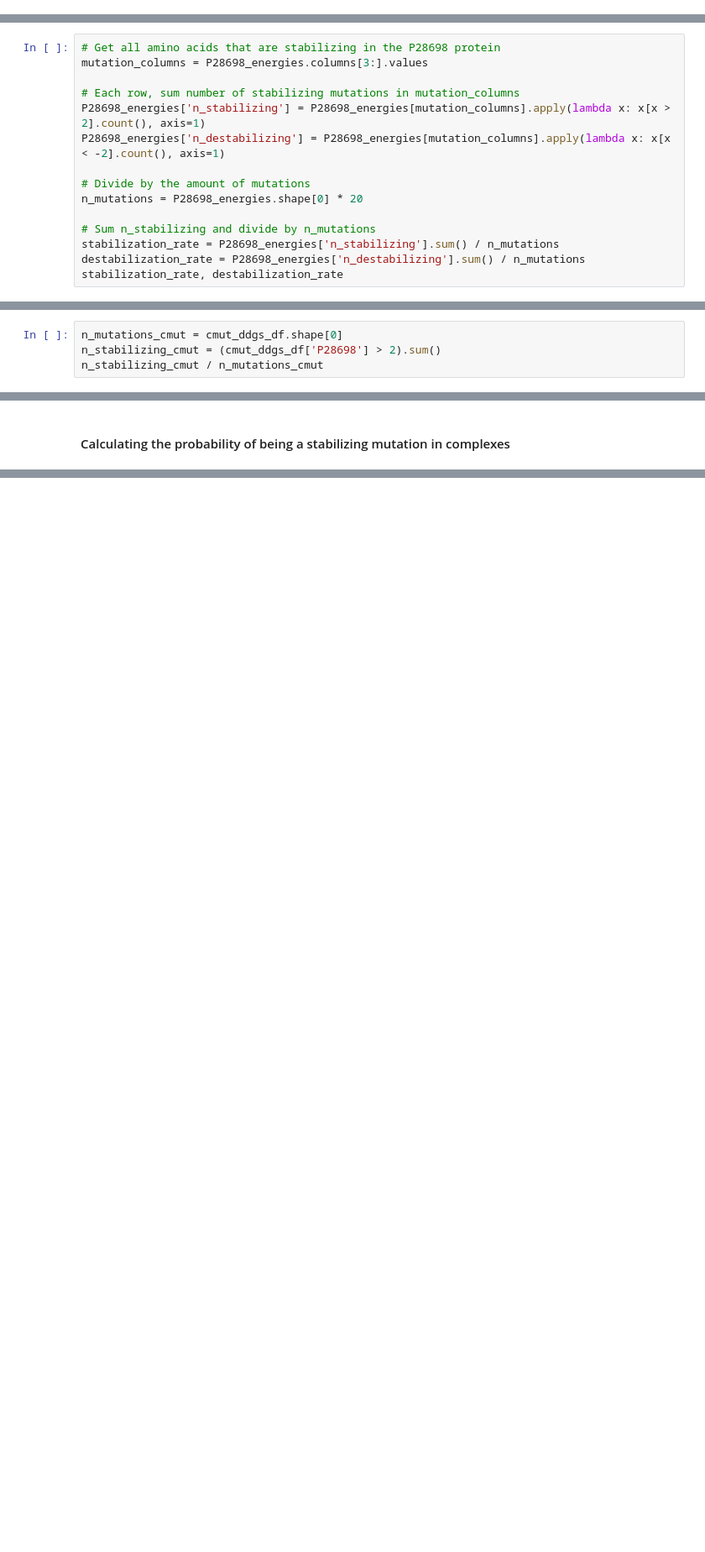
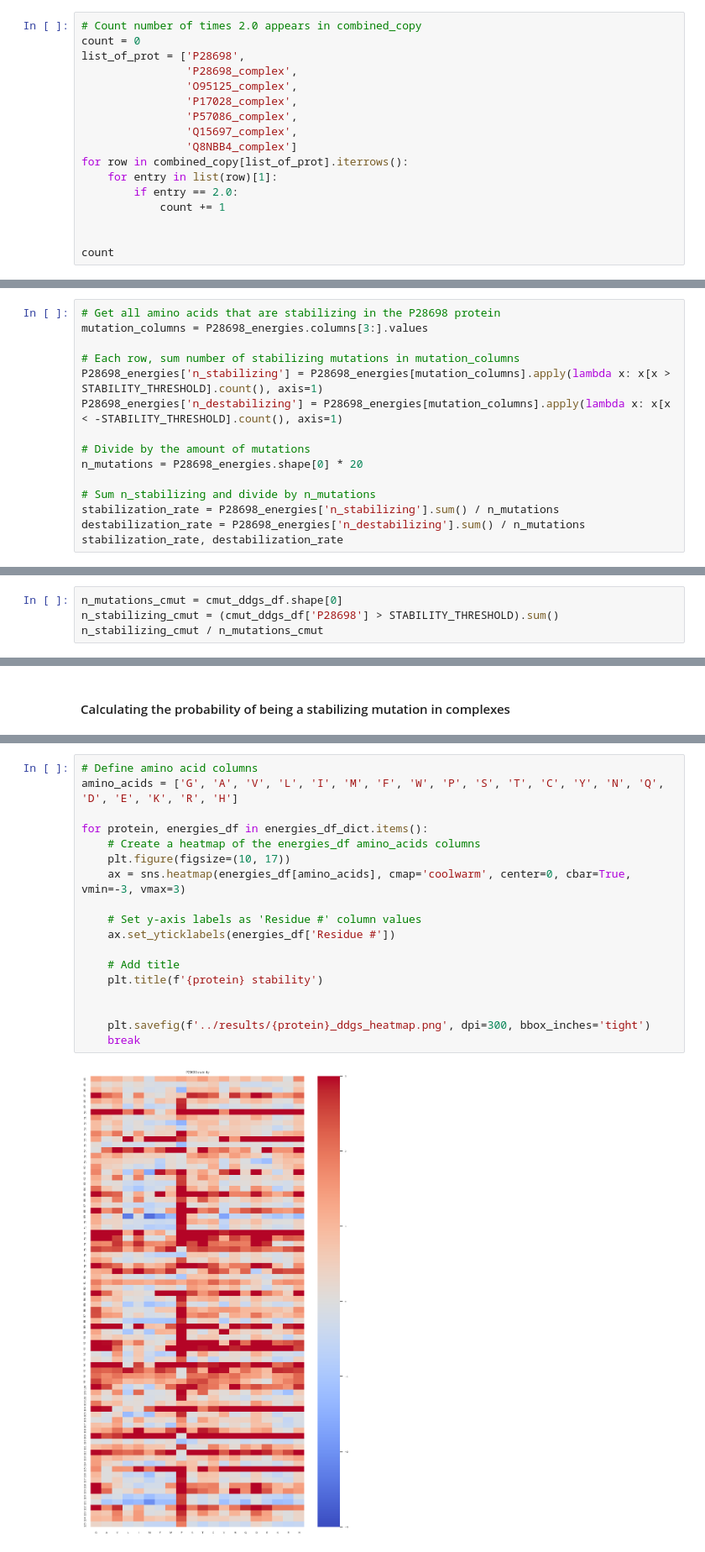
Before and after one commit to thomas-tams-dtu/proteinStructure, a Jupyter notebook: notebooks/09_analysis.ipynb, the cells around one changed output, grey strips where cells are left out. Shown: that part at 84% size. Saved outputs shown, nothing was run; the diff lists cells and outputs as text; blank space fills up the shorter version.

```diff
--- a/notebooks/09_analysis.ipynb
+++ b/notebooks/09_analysis.ipynb
@@ -89,0 +542,17 @@ SyntaxError: invalid character '½' (U+00BD) (3111153235.py, line 7)
+# %%
+# Count number of times 2.0 appears in combined_copy
+count = 0
+list_of_prot = ['P28698',
+                'P28698_complex',
+                'O95125_complex',
+                'P17028_complex',
+                'P57086_complex',
+                'Q15697_complex',
+                'Q8NBB4_complex']
+for row in combined_copy[list_of_prot].iterrows():
+    for entry in list(row)[1]:
+        if entry == 2.0:
+            count += 1
+
+
+count
@@ -214,8 +692,8 @@ Text(904.4444444444445, 0.5, '')
 mutation_columns = P28698_energies.columns[3:].values
 
 # Each row, sum number of stabilizing mutations in mutation_columns
-P28698_energies['n_stabilizing'] = P28698_energies[mutation_columns].apply(lambda x: x[x > 2].count(), axis=1)
-P28698_energies['n_destabilizing'] = P28698_energies[mutation_columns].apply(lambda x: x[x < -2].count(), axis=1)
+P28698_energies['n_stabilizing'] = P28698_energies[mutation_columns].apply(lambda x: x[x > STABILITY_THRESHOLD].count(), axis=1)
+P28698_energies['n_destabilizing'] = P28698_energies[mutation_columns].apply(lambda x: x[x < -STABILITY_THRESHOLD].count(), axis=1)
 
 # Divide by the amount of mutations
 n_mutations = P28698_energies.shape[0] * 20
@@ -229,5 +707,5 @@ stabilization_rate, destabilization_rate
 # %%
 n_mutations_cmut = cmut_ddgs_df.shape[0]
-n_stabilizing_cmut = (cmut_ddgs_df['P28698'] > 2).sum()
+n_stabilizing_cmut = (cmut_ddgs_df['P28698'] > STABILITY_THRESHOLD).sum()
 n_stabilizing_cmut / n_mutations_cmut
 # %% [output]
@@ -275,0 +772,20 @@ P28698_complex 0.2992 0.25 0.199
+# %%
+# Define amino acid columns
+amino_acids = ['G', 'A', 'V', 'L', 'I', 'M', 'F', 'W', 'P', 'S', 'T', 'C', 'Y', 'N', 'Q', 'D', 'E', 'K', 'R', 'H']
+
+for protein, energies_df in energies_df_dict.items():
+    # Create a heatmap of the energies_df amino_acids columns
+    plt.figure(figsize=(10, 17))
+    ax = sns.heatmap(energies_df[amino_acids], cmap='coolwarm', center=0, cbar=True, vmin=-3, vmax=3)
+
+    # Set y-axis labels as 'Residue #' column values
+    ax.set_yticklabels(energies_df['Residue #'])
+
+    # Add title
+    plt.title(f'{protein} stability')
+
+
+    plt.savefig(f'../results/{protein}_ddgs_heatmap.png', dpi=300, bbox_inches='tight')
+    break
+# %% [output]
+[figure, added]
```
Also changed, not shown: parts of 33 cells of this notebook, 1 other file.
